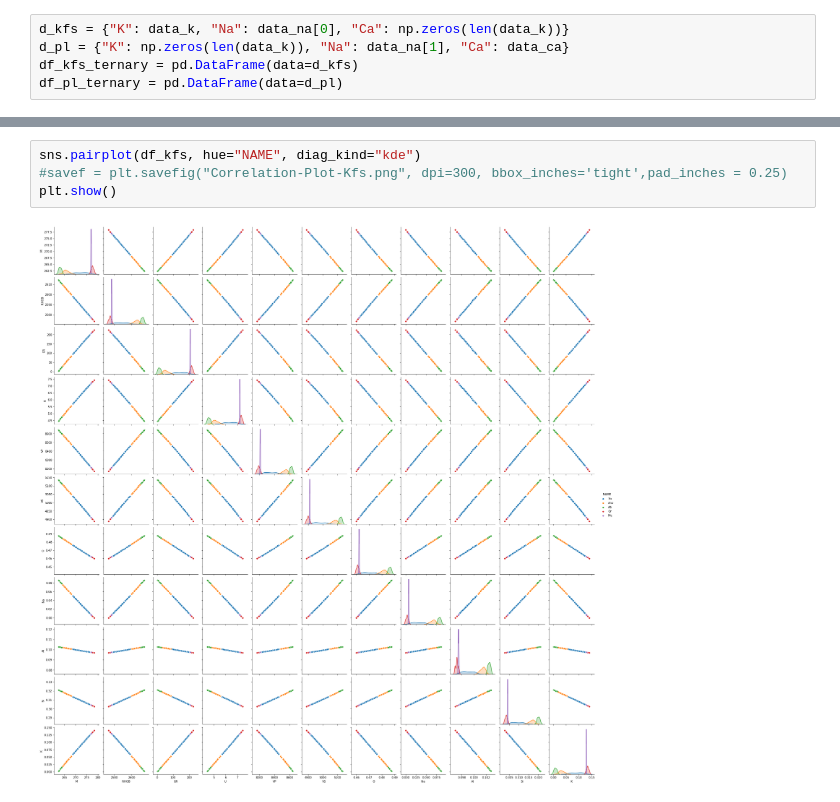
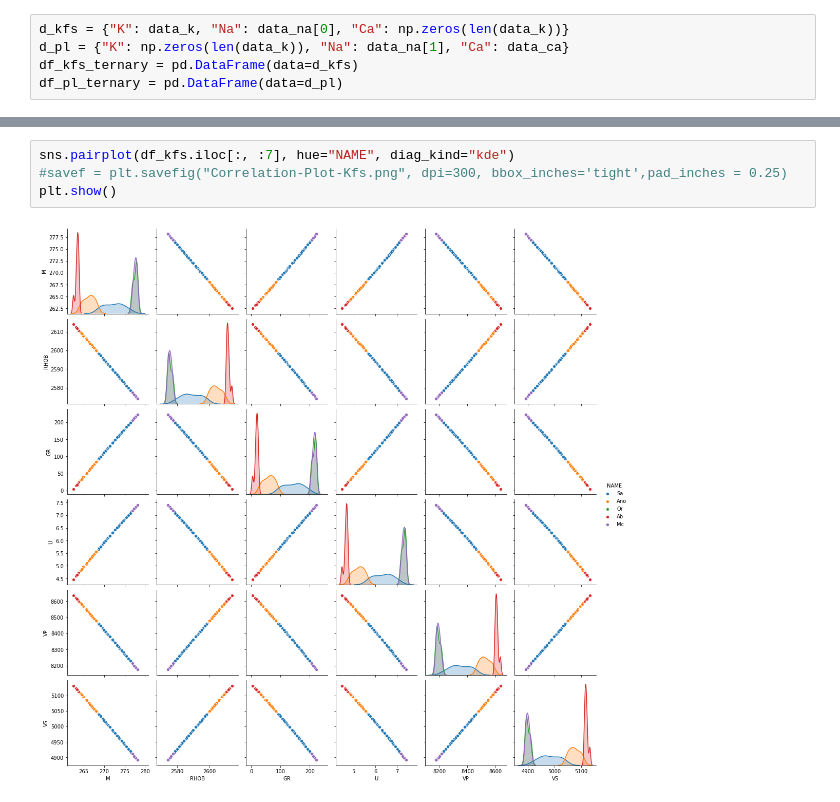
Before and after one commit to MABeeskow/GebPy, a Jupyter notebook: notebooks/Tutorial_Minerals-Feldspars.ipynb, the cells around one changed output, grey strips where cells are left out. Cells and saved outputs as stored; diff of their text form.

```diff
--- a/notebooks/Tutorial_Minerals-Feldspars.ipynb
+++ b/notebooks/Tutorial_Minerals-Feldspars.ipynb
@@ -177,6 +177,6 @@ tax.legend()
 # %%
-sns.pairplot(df_kfs, hue="NAME", diag_kind="kde")
+sns.pairplot(df_kfs.iloc[:, :7], hue="NAME", diag_kind="kde")
 #savef = plt.savefig("Correlation-Plot-Kfs.png", dpi=300, bbox_inches='tight',pad_inches = 0.25)
 plt.show()
 # %% [output]
-[figure, old version]
+[figure, new version]
```
Also changed, not shown: parts of 9 cells of this notebook, 6 other files.
